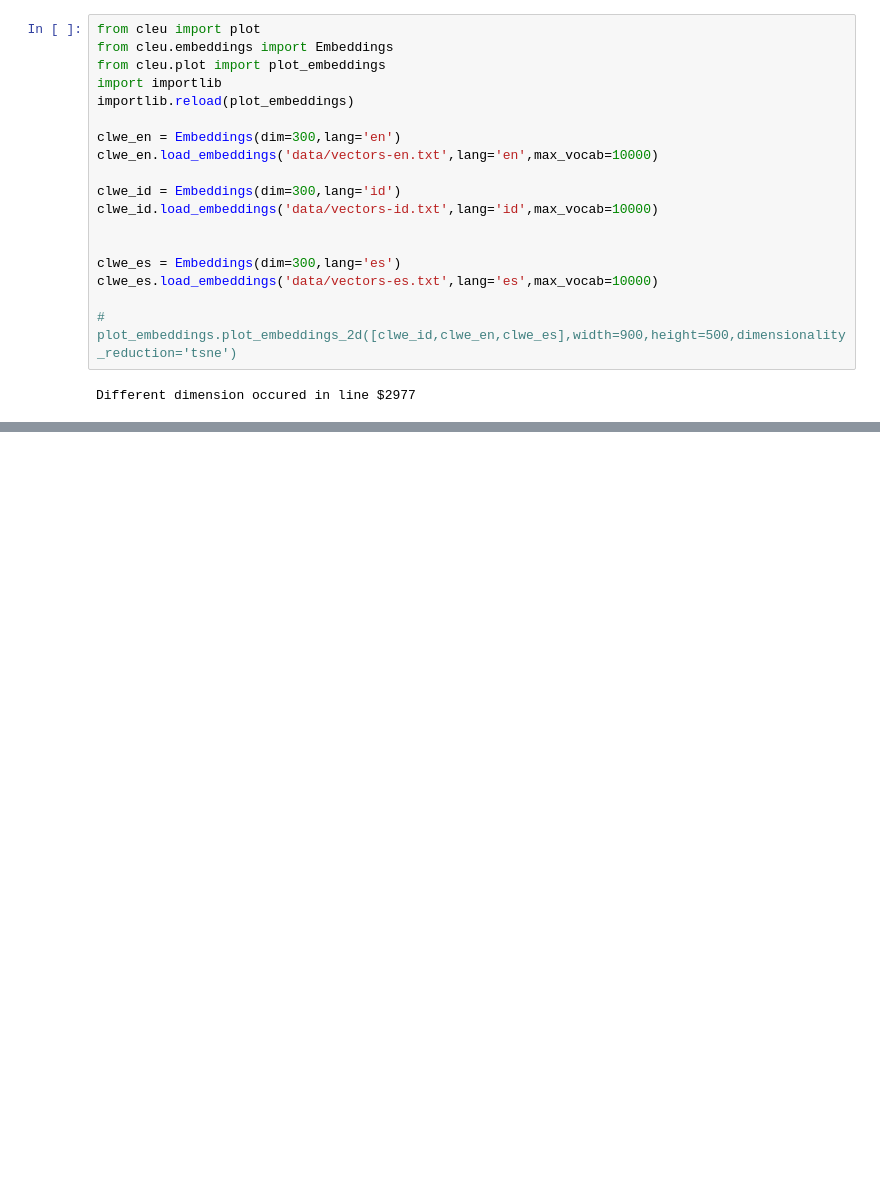
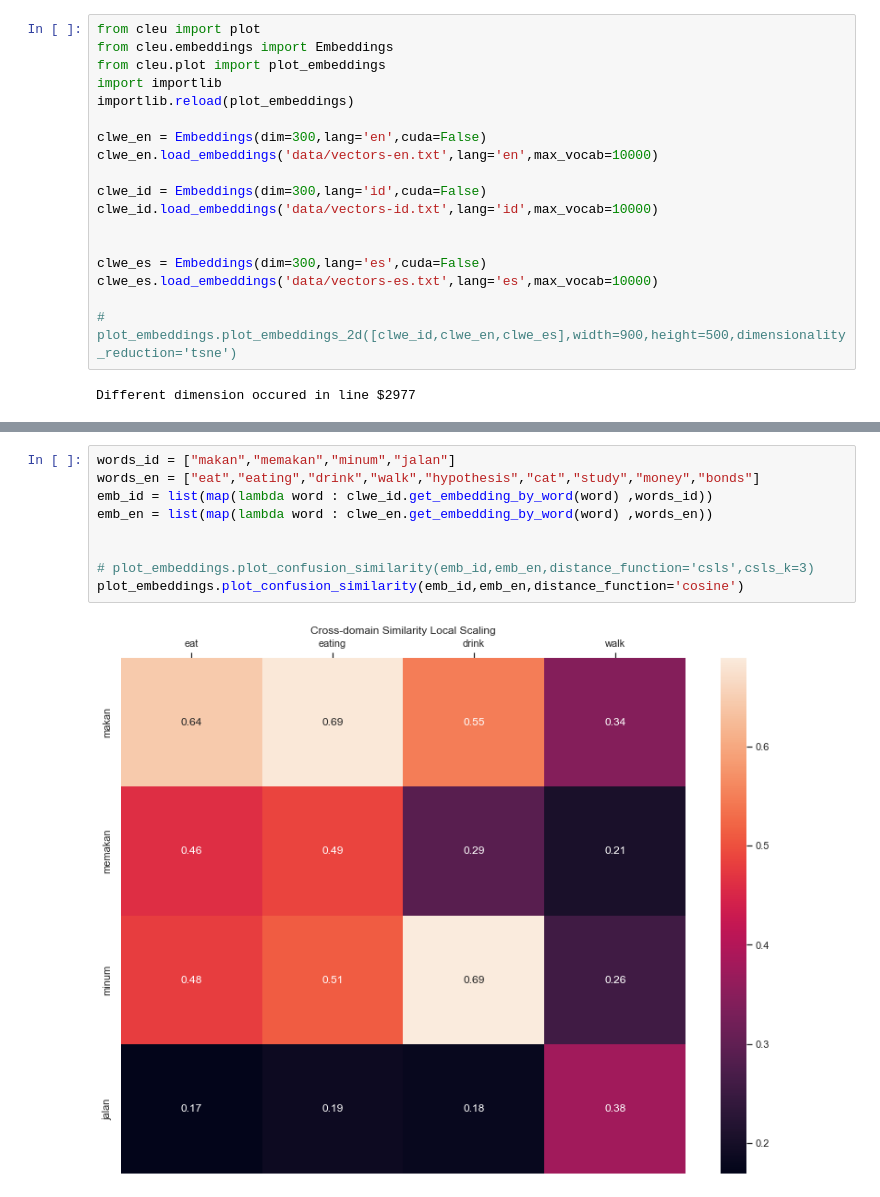
Before and after one commit to lungavile/cleu, a Jupyter notebook: main.ipynb, the cells around one changed output, grey strips where cells are left out. Saved outputs shown, nothing was run; the diff lists cells and outputs as text; blank space fills up the shorter version.

```diff
--- a/main.ipynb
+++ b/main.ipynb
@@ -5,14 +5,14 @@ from cleu.plot import plot_embeddings
 import importlib
 importlib.reload(plot_embeddings)
 
-clwe_en = Embeddings(dim=300,lang='en')
+clwe_en = Embeddings(dim=300,lang='en',cuda=False)
 clwe_en.load_embeddings('data/vectors-en.txt',lang='en',max_vocab=10000)
 
-clwe_id = Embeddings(dim=300,lang='id')
+clwe_id = Embeddings(dim=300,lang='id',cuda=False)
 clwe_id.load_embeddings('data/vectors-id.txt',lang='id',max_vocab=10000)
 
 
-clwe_es = Embeddings(dim=300,lang='es')
+clwe_es = Embeddings(dim=300,lang='es',cuda=False)
 clwe_es.load_embeddings('data/vectors-es.txt',lang='es',max_vocab=10000)
 
 # plot_embeddings.plot_embeddings_2d([clwe_id,clwe_en,clwe_es],width=900,height=500,dimensionality_reduction='tsne')
@@ -28,0 +41,11 @@ plot_embeddings.plot_embeddings_neighbours(emb_en,[clwe_id,clwe_es],width=800,he
+# %%
+words_id = ["makan","memakan","minum","jalan"]
+words_en = ["eat","eating","drink","walk","hypothesis","cat","study","money","bonds"]
+emb_id = list(map(lambda word : clwe_id.get_embedding_by_word(word) ,words_id))
+emb_en = list(map(lambda word : clwe_en.get_embedding_by_word(word) ,words_en))
+
+
+# plot_embeddings.plot_confusion_similarity(emb_id,emb_en,distance_function='csls',csls_k=3)
+plot_embeddings.plot_confusion_similarity(emb_id,emb_en,distance_function='cosine')
+# %% [output]
+[figure, added]
```
Also changed, not shown: parts of 3 cells of this notebook, 12 other files.
